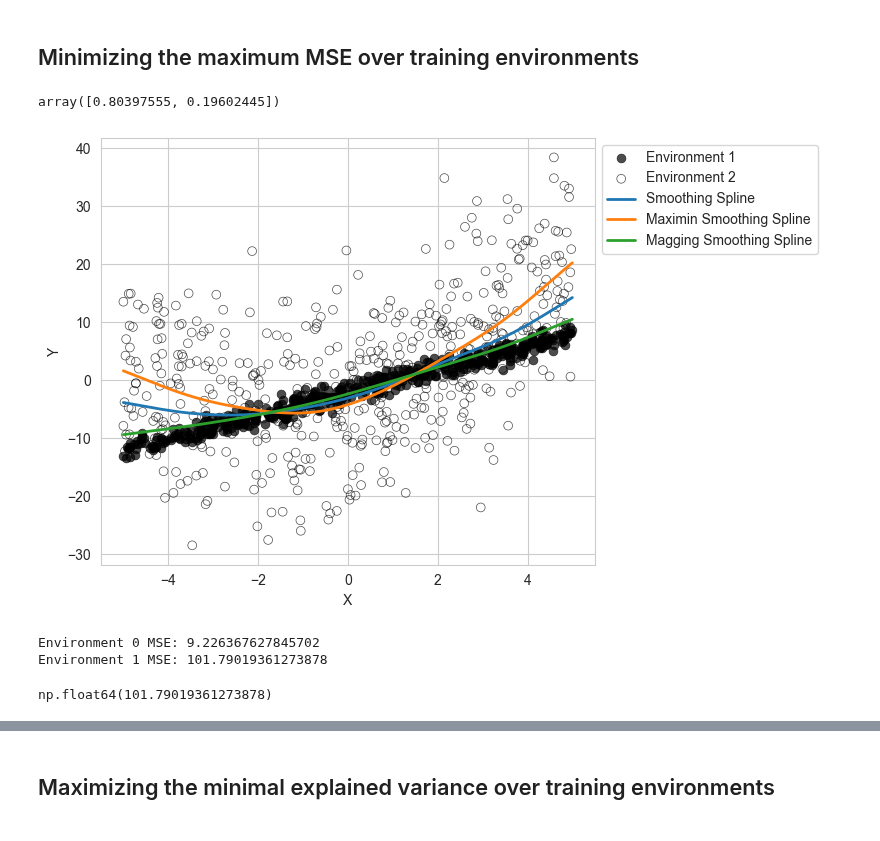
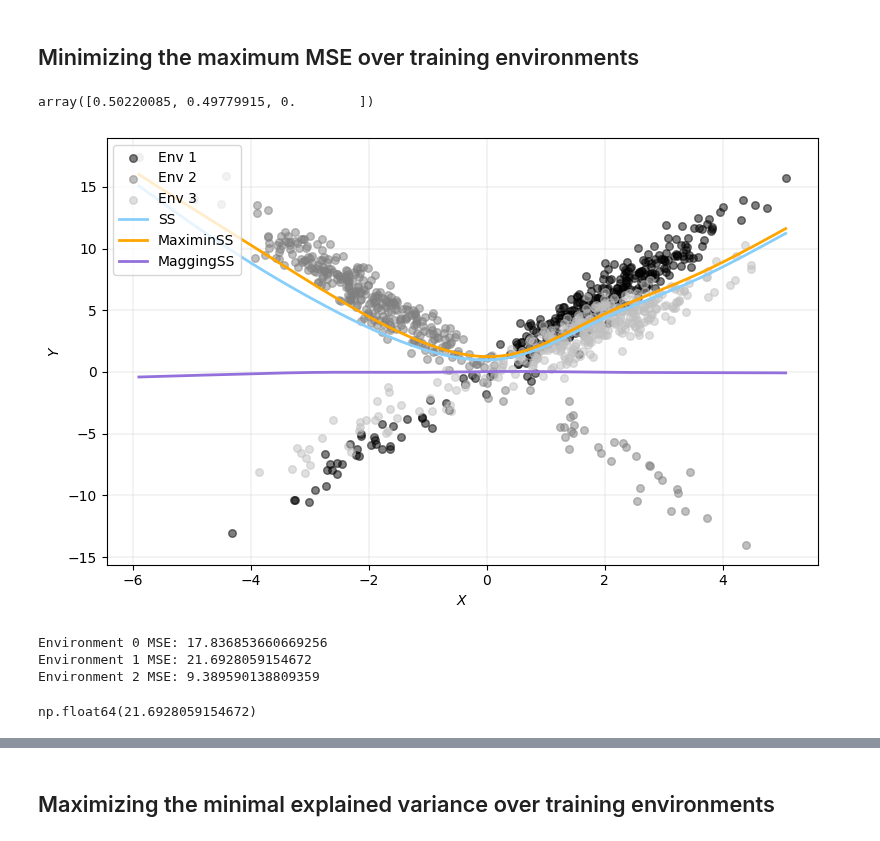
Before and after one commit to francescofreni/nldg, a Jupyter notebook: notebooks/splines.ipynb, the cells around one changed output, grey strips where cells are left out. Cells and saved outputs as stored; diff of their text form; code cells hidden in the pictures.

Commit message:
Updated experiments, added splines files

```diff
--- a/notebooks/splines.ipynb
+++ b/notebooks/splines.ipynb
@@ -10,17 +7,17 @@ import seaborn as sns
 # %%
-data_setting = 4
+data_setting = 2
 if data_setting == 1:
     dtr = gen_data_v2(n=1000)
 elif data_setting == 2:
     dtr = gen_data_v3(n=1000, setting=2)
 elif data_setting == 3:
     dtr = gen_data_v4(n_easy=1000, n_hard=1000)
+elif data_setting == 4:
+    dtr = gen_data_v5(n_samples=1000, adv_fraction=0.5, noise_var_env2=10.0)
 else:
-    dtr = gen_data_v5(n_samples=1000, adv_fraction=0.5, noise_var_env2=10.0)
+    dtr = gen_data_v6(n=1000, noise_std=0.5)
 Xtr = np.array(dtr.drop(columns=['E', 'Y']))
 Ytr = np.array(dtr['Y'])
-Ytr = Ytr - np.mean(Ytr)
-dtr['Y'] = Ytr
 Etr = np.array(dtr['E'])
 Xtr_sorted = np.sort(Xtr, axis=0)
 # %%
@@ -77,6 +74,7 @@ n_bases = 10  # number of basis functions
 n_internal = n_bases - degree + 1  # number of internal knots
 internal_knots = np.linspace(x_min, x_max, n_internal)
 knots = np.concatenate((np.repeat(x_min, degree), internal_knots, np.repeat(x_max, degree)))
+#knots = np.concatenate((np.repeat(x_min, degree), Xtr_sorted.flatten(), np.repeat(x_max, degree)))
 M = len(knots) - degree - 1
 
 # Compute the penalty matrix using a fine grid over the domain.
@@ -130,8 +128,8 @@ problem_maximin.solve()
 x_grid = np.linspace(x_min, x_max, 200)
 X_grid = bspline_N(x_grid, knots, degree)
 
-y_pred_traditional = X_grid @ beta.value
-y_pred_maximin_mse = X_grid @ beta_maximin.value
+preds_erm = X_grid @ beta.value
+preds_maximin = X_grid @ beta_maximin.value
 # %%
 # Magging
 def obj_magging(w: np.ndarray, F: np.ndarray) -> float:
@@ -163,7 +161,7 @@ for env in np.unique(Etr):
 preds_envs = np.column_stack(preds_envs)
 fitted_envs = np.column_stack(fitted_envs)
 wmag = minimize(obj_magging, winit, args=(fitted_envs,), bounds=bounds, constraints=constraints,).x
-y_pred_magging = np.dot(wmag, preds_envs.T)
+preds_magging = np.dot(wmag, preds_envs.T)
 fitted_magging = np.dot(wmag, fitted_envs.T)
 #n = Xtr.shape[0]
 #Gamma = fitted_envs.T @ fitted_envs / n
@@ -176,54 +174,17 @@ fitted_magging = np.dot(wmag, fitted_envs.T)
 # %%
 wmag
 # %% [output]
-array([0.80397555, 0.19602445])
+array([0.50220085, 0.49779915, 0.        ])
-# %%
-plt.figure(figsize=(8, 5))
-
-scatter1 = sns.scatterplot(
-    x=dtr[dtr["E"] == 0]["X"], y=dtr[dtr["E"] == 0]["Y"],
-    color="black", edgecolor="black",
-    s=40, alpha=0.7, label="Environment 1",
-    marker="o"
-)
-
-sns.scatterplot(
-    x=dtr[dtr["E"] == 1]["X"], y=dtr[dtr["E"] == 1]["Y"],
-    facecolors='none', edgecolor="black",
-    s=40, alpha=0.7, label="Environment 2",
-    marker="o"
-)
-
-if data_setting == 2:
-    sns.scatterplot(
-        data=dtr[dtr["E"] == dtr["E"].unique()[2]],
-        x="X", y="Y",
-        facecolors="none", edgecolor="black",
-        s=40, alpha=0.7, label="Environment 3",
-        marker="D"
-    )
-
-line1, = plt.plot(x_grid, y_pred_traditional, linewidth=2, label="Smoothing Spline")
-line2, = plt.plot(x_grid, y_pred_maximin_mse, linewidth=2, label="Maximin Smoothing Spline")
-line3, = plt.plot(x_grid, y_pred_magging, linewidth=2, label="Magging Smoothing Spline")
-
-handles_scatter, labels_scatter = scatter1.get_legend_handles_labels()
-method_handles = [line1, line2, line3]
-
-plt.legend(handles=handles_scatter + method_handles, labels=labels_scatter,
-           loc="upper left", bbox_to_anchor=(1, 1))
-plt.xlabel("X")
-plt.ylabel("Y")
-plt.grid(True)
-plt.tight_layout()
-plt.show()
-# %% [output]
-[figure, removed]
+# %%
+plot_dtr(dtr, x_grid, preds_erm, preds_maximin, preds_magging, saveplot=True, nameplot="preliminary_res_ss")
+# %% [output]
+[figure, added]
 # %%
-fitted = N @ beta.value
-max_mse(Ytr, fitted, Etr, verbose=True)
+fitted_erm = N @ beta.value
+max_mse(Ytr, fitted_erm, Etr, verbose=True)
 # %% [output]
-Environment 0 MSE: 9.226367627845702
-Environment 1 MSE: 101.79019361273878
+Environment 0 MSE: 17.836853660669256
+Environment 1 MSE: 21.6928059154672
+Environment 2 MSE: 9.389590138809359
-np.float64(101.79019361273878)
+np.float64(21.6928059154672)
 # %%
```
Also changed, not shown: parts of 29 cells of this notebook, 10 other files.
